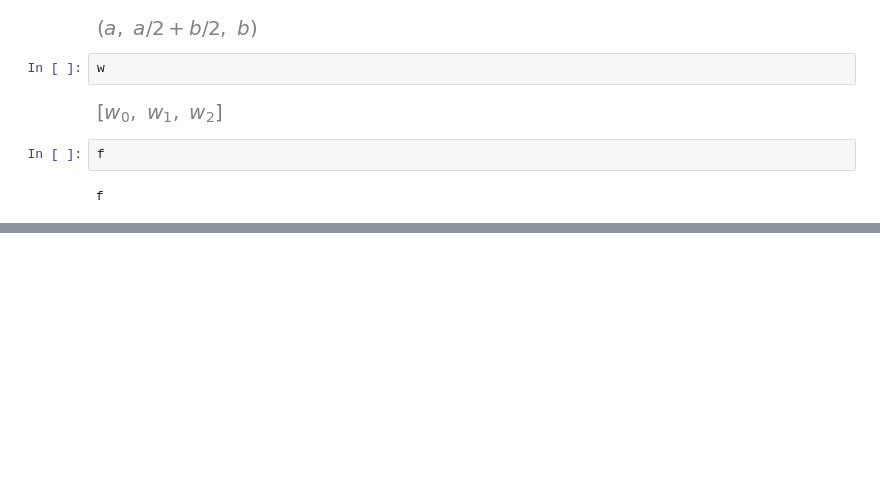
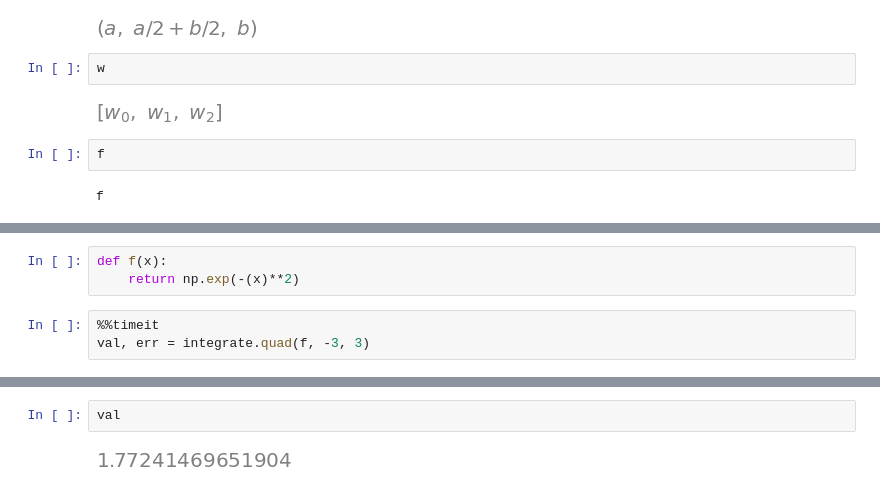
Before and after one commit to SamMachariaPhD/Numerical_Python, a Jupyter notebook: Chapter 8 -- Integration.ipynb, the cells around one changed output, grey strips where cells are left out. Saved outputs shown, nothing was run; the diff lists cells and outputs as text; blank space fills up the shorter version.

```diff
--- a/Chapter 8 -- Integration.ipynb
+++ b/Chapter 8 -- Integration.ipynb
@@ -34,0 +95,6 @@ f
+# %%
+def f(x):
+    return np.exp(-(x)**2)
+# %%
+%%timeit
+val, err = integrate.quad(f, -3, 3)
@@ -34,0 +103,4 @@ f
+# %%
+val
+# %% [output]
+[figure, added]
```
Also changed, not shown: parts of 34 cells of this notebook.
